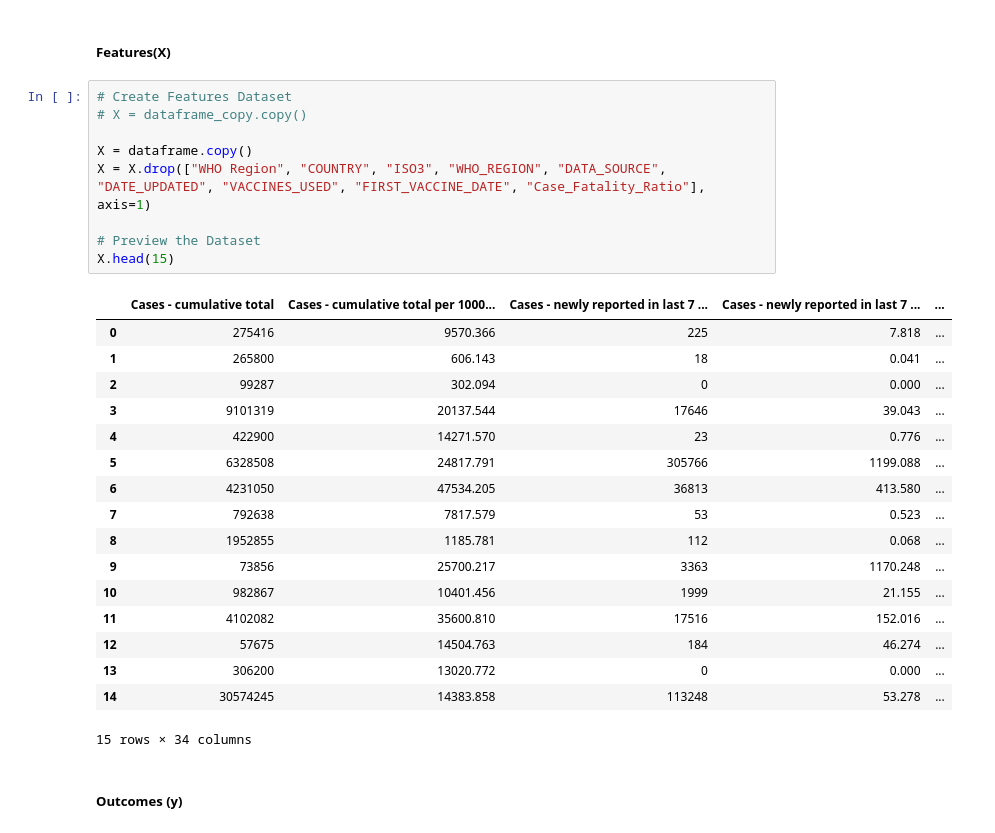
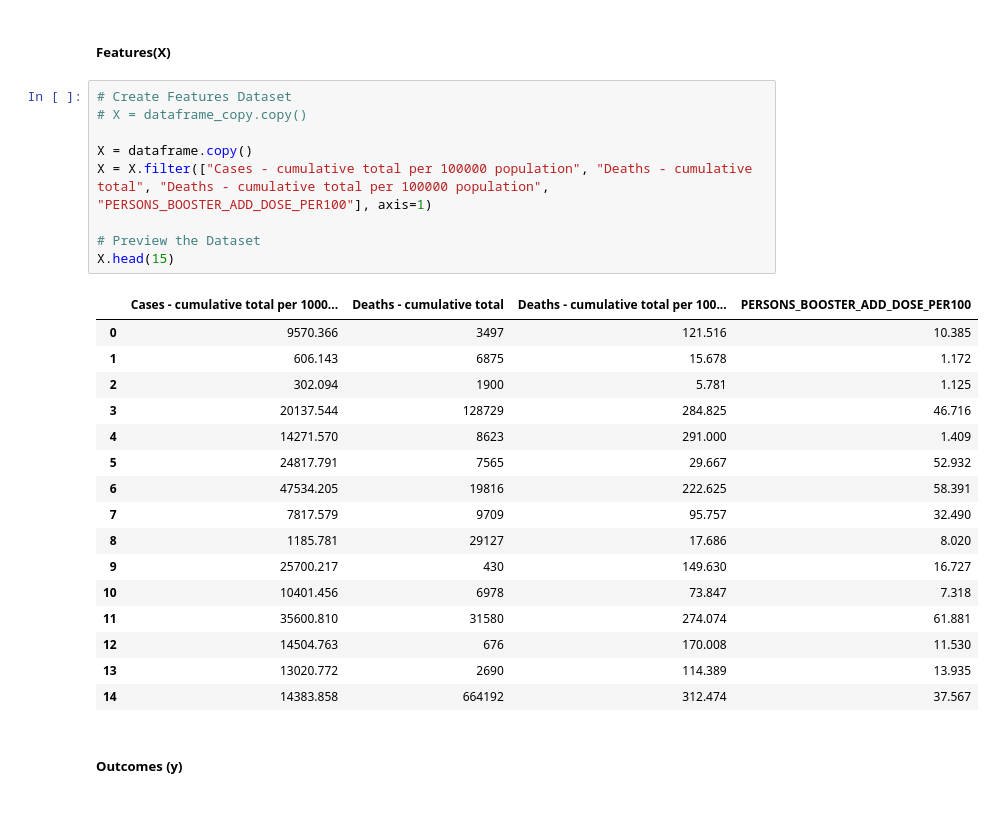
Before and after one commit to sterlingvm/Data_Bootcamp_Project, a Jupyter notebook: Revised_DBFP_Machine_Learning_Model_v1.ipynb, the cells around one changed output. Drawn from its saved outputs; the diff is of its cells as text.

```diff
--- a/DBFP_Machine_Learning_Model_v1.ipynb
+++ b/Revised_DBFP_Machine_Learning_Model_v1.ipynb
@@ -171,30 +171,29 @@ from sklearn.preprocessing import LabelEncoder
 # %%
 # Create Features Dataset
 # X = dataframe_copy.copy()
 
 X = dataframe.copy()
-X = X.drop(["WHO Region", "COUNTRY", "ISO3", "WHO_REGION", "DATA_SOURCE", "DATE_UPDATED", "VACCINES_USED", "FIRST_VACCINE_DATE", "Case_Fatality_Ratio"], axis=1)
+X = X.filter(["Cases - cumulative total per 100000 population", "Deaths - cumulative total", "Deaths - cumulative total per 100000 population", "PERSONS_BOOSTER_ADD_DOSE_PER100"], axis=1)
 
 # Preview the Dataset
 X.head(15)
 # %% [output]
-|  | Cases - cumulative total | Cases - cumulative total per 1000... | Cases - newly reported in last 7 ... | Cases - newly reported in last 7 ... | ... |
-| 0 | 275416 | 9570.366 | 225 | 7.818 | ... |
-| 1 | 265800 | 606.143 | 18 | 0.041 | ... |
-| 2 | 99287 | 302.094 | 0 | 0.000 | ... |
-| 3 | 9101319 | 20137.544 | 17646 | 39.043 | ... |
-| 4 | 422900 | 14271.570 | 23 | 0.776 | ... |
-| 5 | 6328508 | 24817.791 | 305766 | 1199.088 | ... |
-| 6 | 4231050 | 47534.205 | 36813 | 413.580 | ... |
-| 7 | 792638 | 7817.579 | 53 | 0.523 | ... |
-| 8 | 1952855 | 1185.781 | 112 | 0.068 | ... |
-| 9 | 73856 | 25700.217 | 3363 | 1170.248 | ... |
-| 10 | 982867 | 10401.456 | 1999 | 21.155 | ... |
-| 11 | 4102082 | 35600.810 | 17516 | 152.016 | ... |
-| 12 | 57675 | 14504.763 | 184 | 46.274 | ... |
-| 13 | 306200 | 13020.772 | 0 | 0.000 | ... |
-| 14 | 30574245 | 14383.858 | 113248 | 53.278 | ... |
+|  | Cases - cumulative total per 1000... | Deaths - cumulative total | Deaths - cumulative total per 100... | PERSONS_BOOSTER_ADD_DOSE_PER100 |
+| 0 | 9570.366 | 3497 | 121.516 | 10.385 |
+| 1 | 606.143 | 6875 | 15.678 | 1.172 |
+| 2 | 302.094 | 1900 | 5.781 | 1.125 |
+| 3 | 20137.544 | 128729 | 284.825 | 46.716 |
+| 4 | 14271.570 | 8623 | 291.000 | 1.409 |
+| 5 | 24817.791 | 7565 | 29.667 | 52.932 |
+| 6 | 47534.205 | 19816 | 222.625 | 58.391 |
+| 7 | 7817.579 | 9709 | 95.757 | 32.490 |
+| 8 | 1185.781 | 29127 | 17.686 | 8.020 |
+| 9 | 25700.217 | 430 | 149.630 | 16.727 |
+| 10 | 10401.456 | 6978 | 73.847 | 7.318 |
+| 11 | 35600.810 | 31580 | 274.074 | 61.881 |
+| 12 | 14504.763 | 676 | 170.008 | 11.530 |
+| 13 | 13020.772 | 2690 | 114.389 | 13.935 |
+| 14 | 14383.858 | 664192 | 312.474 | 37.567 |
-15 rows × 34 columns
 # %% [markdown]
 ##### Outcomes (y)
 # %%
```
Also changed, not shown: parts of 7 cells of this notebook, 3 other files.
